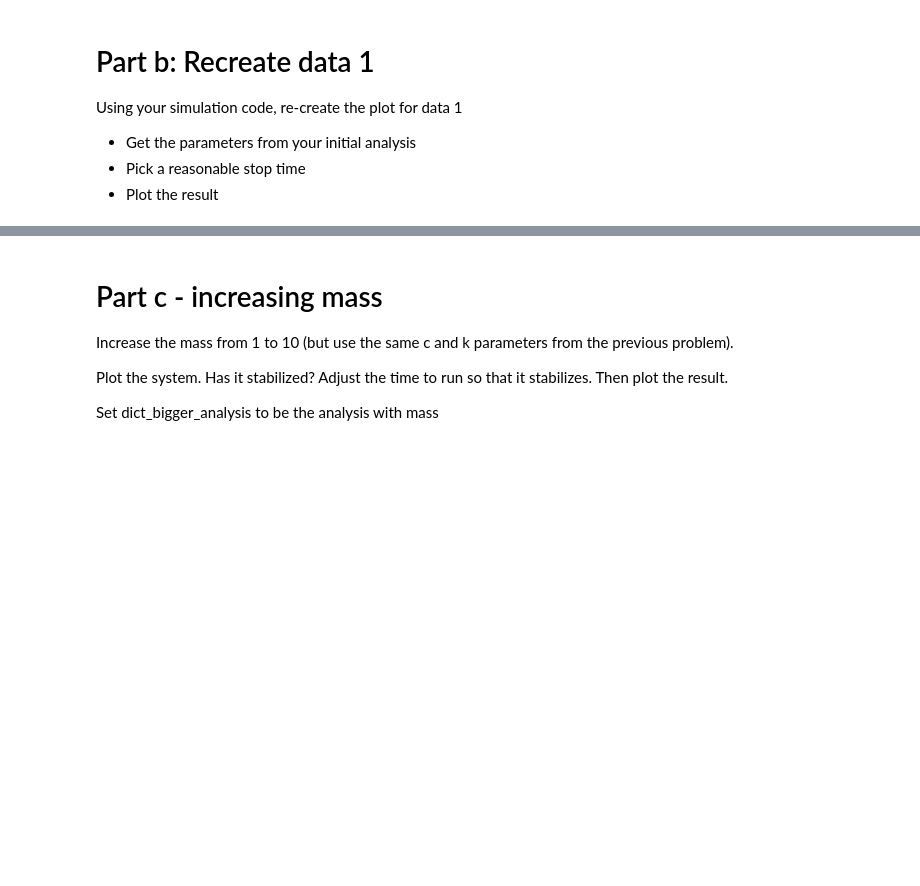
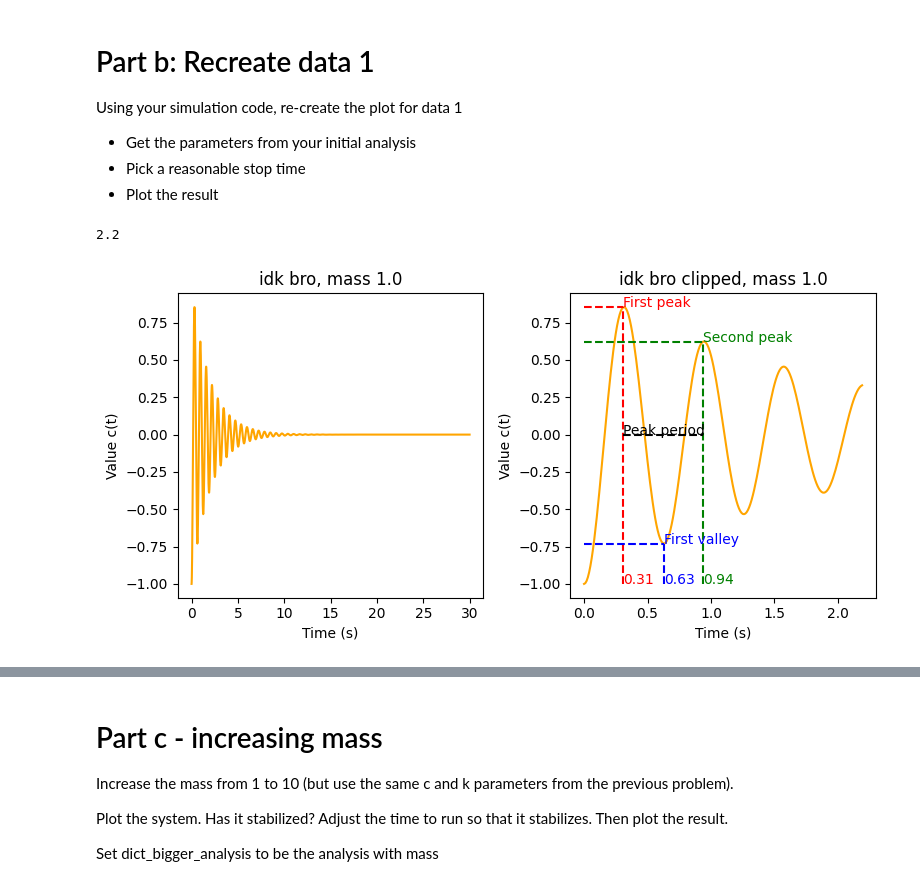
Before and after one commit to JPizzleDrizzle/JPIntroPythonProgramming, a Jupyter notebook: Week_4_fitting/HW_2_system_analysis.ipynb, the cells around one changed output, grey strips where cells are left out. Cells and saved outputs as stored; diff of their text form; code cells hidden in the pictures; blank space fills up the shorter version.

```diff
--- a/Week_4_fitting/HW_2_system_analysis.ipynb
+++ b/Week_4_fitting/HW_2_system_analysis.ipynb
@@ -445,7 +445,7 @@ from scipy import integrate
 #   Note that the derivative never changes - you only have to calculate the second derivative
 # This is the function that you will pass to odeint
 # It should implememt the Equations for dx/dt and d^2x/d^2t given above
-def x_derivative(state, t, params):
+def spring_mass_derivative(state, t, params):
     """returns dx/dt and d2x/d2t
     @param x - the current x
     @param dx_dt - derivative of x
@@ -494,6 +500,10 @@ Calculated acceleration: -5.0 (Should be -5.0)
 # Run the ode with the following parameters and store the answer in dict_answ
 # Make sure you run the simulation long enough for it to stabilize
 # x0 = -0.5, c = 1.1, m = 2.0, k = 50.0
-dict_answ_ode1 = ...
+param_dict = {"c": 1.1, "m": 2.0, "k": 50.0}
+state = [-0.5, 0]
+ts, vs = simulate_spring_stuff(state, param_dict, 0.01, 30)
+
+dict_answ_ode1 = analyze_data_from_values(ts, vs, param_dict["m"])
 # %%
 grader.check("ode_functions")
@@ -506,26 +518,65 @@ Using your simulation code, re-create the plot for data 1
 - Get the parameters from your initial analysis
 - Pick a reasonable stop time
 - Plot the result
+# %%
+def plot_system_from_values(axs, ts, vs, dictionary, m=1.0):
+
+    #standard data
+    axs[0].plot(ts, vs, color="orange")
+    axs[0].set_title(f"idk bro, mass {m}")
+    axs[0].set_xlabel("Time (s)")
+    axs[0].set_ylabel("Value c(t)")
+
+    #clipped data
+    clipped_ts, clipped_vs = clip_data(ts, vs, dictionary)
+    axs[1].plot(clipped_ts, clipped_vs, color="orange")
+    axs[1].set_title(f"idk bro clipped, mass {m}")
+    axs[1].set_xlabel("Time (s)")
+    axs[1].set_ylabel("Value c(t)")
+
+    #markers
+    draw_corner(axs[1], [0, dictionary["t_peak"]], [-1, dictionary["c_peak"]], ls="dashed", col="red")
+    axs[1].text(dictionary["t_peak"], dictionary["c_peak"], "First peak", color="red")
+    axs[1].text(dictionary["t_peak"], -1, np.round(dictionary["t_peak"], 3), color="red")
+
+    draw_corner(axs[1], [0, dictionary["t_second_peak"]], [-1, dictionary["c_second_peak"]], ls="dashed", col="green")
+    axs[1].text(dictionary["t_second_peak"], dictionary["c_second_peak"], "Second peak", color="green")
+    axs[1].text(dictionary["t_second_peak"], -1, np.round(dictionary["t_second_peak"], 3), color="green")
+
+    draw_corner(axs[1], [0, dictionary["t_valley"]], [-1, dictionary["c_valley"]], ls="dashed", col="blue")
+    axs[1].text(dictionary["t_valley"], dictionary["c_valley"], "First valley", color="blue")
+    axs[1].text(dictionary["t_valley"], -1, np.round(dictionary["t_valley"], 3), color="blue")
+
+    axs[1].plot([dictionary["t_peak"], dictionary["t_second_peak"]], [0, 0], ls = "dashed", color="black")
+    axs[1].text(dictionary["t_peak"], 0, "Peak period", color="black")
 # %%
 nrows = 1
 ncols = 2
 fig, axs = plt.subplots(nrows, ncols, figsize=(8, 4))
 
 # Run your simulation, analyze it, and plot the results
 # Note: This SHOULD just be calling existing functions
 # Paraneters you should use for the simulate are the starting conditions for data1
 #    k is system_spring, c is system_damping
 # x0 = -1.0, c = 1.0, m = 1.0, k = 100.0
 # Simulate
 #  - gets ts and vs
 # Analayze
 #  - gets dictionary from ts and vs
 #  - use that data in your plot to plot the first/second peaks etc
 # Plot
 #  - plot the ts and vs with the peaks etc labeled (same as in part 1)
+simulate_state = [-1.0, 0]
+simulate_params = {"c": 1.0, "m": 1.0, "k": 100.0}
+ts, vs = simulate_spring_stuff(simulate_state, simulate_params, 0.01, 30)
+simulation_analysis = analyze_data_from_values(ts, vs, simulate_params["m"])
 
+plot_system_from_values(axs, ts, vs, simulation_analysis, simulate_params["m"])
 # Make it fit better
 fig.tight_layout()
+# %% [output]
+2.2
+[figure, added]
 # %%
 # Manual grade
 print("This is a manually-graded question; there is no grader.check() function. See rubric and slides for more information on expected output.")
```
Also changed, not shown: parts of 8 cells of this notebook, 1 other file.
